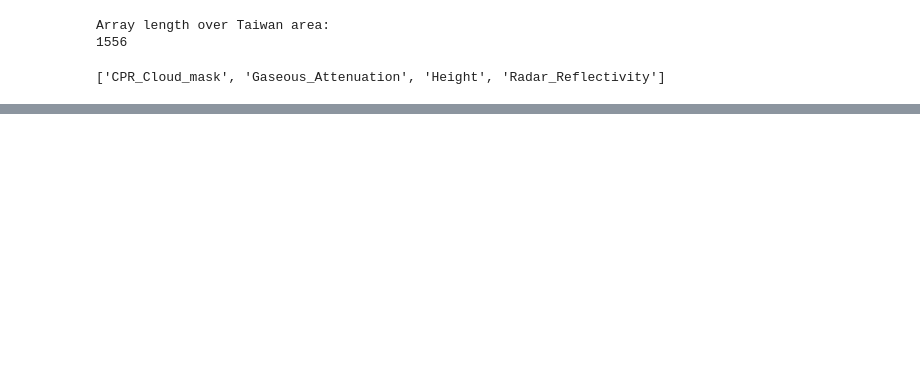
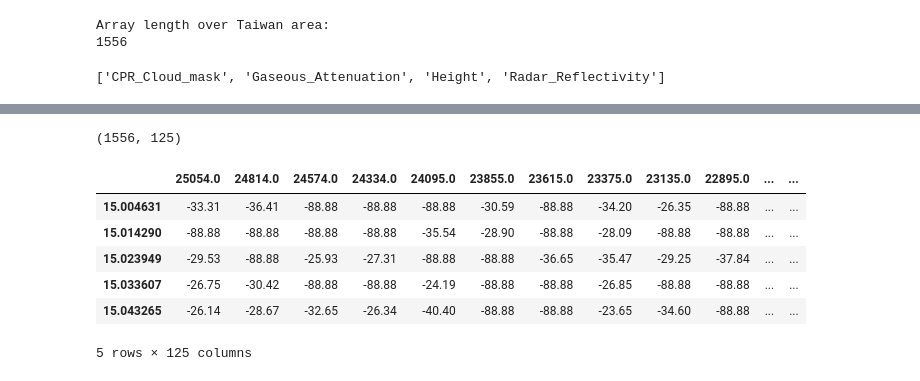
Before and after one commit to jerryjerry9/CloudSat_tutorial, a Jupyter notebook: cloudsat_class_demo.ipynb, the cells around one changed output, grey strips where cells are left out. Saved outputs shown, nothing was run; the diff lists cells and outputs as text; code cells hidden in the pictures; blank space fills up the shorter version.

```diff
--- a/cloudsat_class_demo.ipynb
+++ b/cloudsat_class_demo.ipynb
@@ -124 +197,14 @@ for i in range(0,shape1[0]):
+# %%
+Ref_array_demo = pd.DataFrame(taiwan_Reflectivity[:,:] ,columns=taiwan_height[0,:] ,index=taiwan_lat[:,0])
+print(Ref_array_demo.shape)
+Ref_array_demo.head()
+# %% [output]
+(1556, 125)
+|  | 25054.0 | 24814.0 | 24574.0 | 24334.0 | 24095.0 | 23855.0 | 23615.0 | 23375.0 | 23135.0 | 22895.0 | ... | ... |
+| 15.004631 | -33.31 | -36.41 | -88.88 | -88.88 | -88.88 | -30.59 | -88.88 | -34.20 | -26.35 | -88.88 | ... | ... |
+| 15.014290 | -88.88 | -88.88 | -88.88 | -88.88 | -35.54 | -28.90 | -88.88 | -28.09 | -88.88 | -88.88 | ... | ... |
+| 15.023949 | -29.53 | -88.88 | -25.93 | -27.31 | -88.88 | -88.88 | -36.65 | -35.47 | -29.25 | -37.84 | ... | ... |
+| 15.033607 | -26.75 | -30.42 | -88.88 | -88.88 | -24.19 | -88.88 | -88.88 | -26.85 | -88.88 | -88.88 | ... | ... |
+| 15.043265 | -26.14 | -28.67 | -32.65 | -26.34 | -40.40 | -88.88 | -88.88 | -23.65 | -34.60 | -88.88 | ... | ... |
+5 rows × 125 columns
 # %%
```
Also changed, not shown: parts of 15 cells of this notebook.
